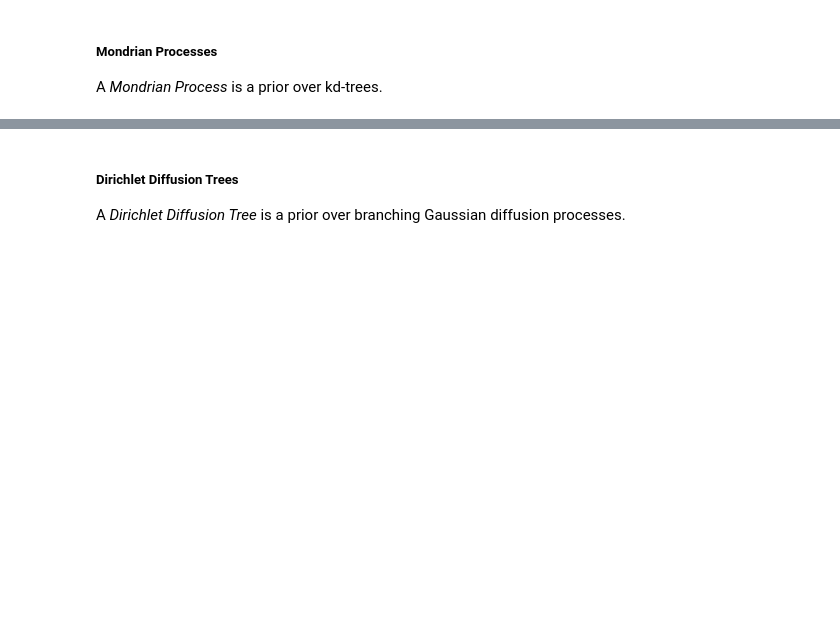
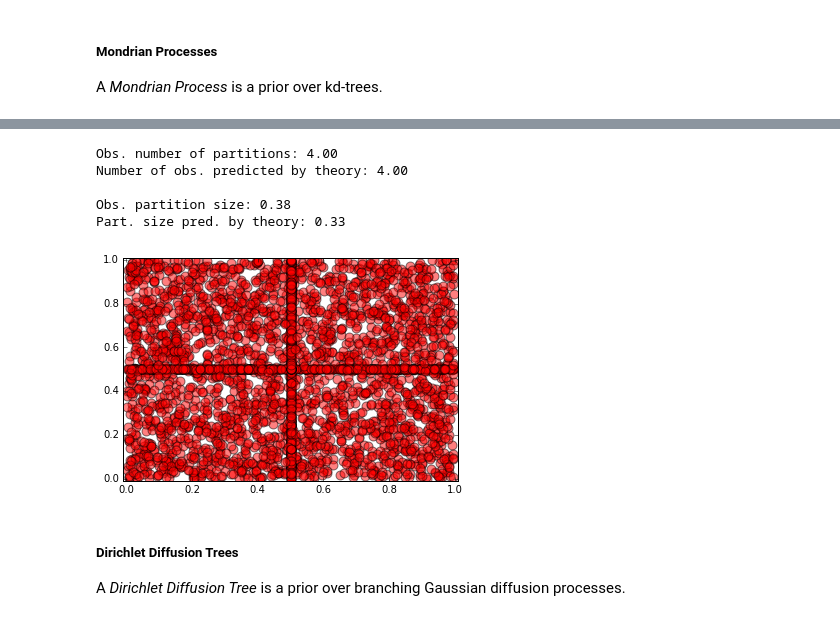
Before and after one commit to enalisnick/blog_sandbox, a Jupyter notebook: Tree-Based_Priors.ipynb, the cells around one changed output, grey strips where cells are left out. Drawn from its saved outputs; the diff is of its cells as text; code cells hidden in the pictures; blank space fills up the shorter version.

```diff
--- a/Tree-Based_Priors.ipynb
+++ b/Tree-Based_Priors.ipynb
@@ -63,3 +63,59 @@ plt.show()
+# %%
+def get_medians(p):
+    if not p[1] and not p[2]:
+        median = [(p[0][0,0]+p[0][0,1])/2., (p[0][1,0]+p[0][1,1])/2.]
+        return [median]
+    else:
+        return get_sample_desc(p[1]) + get_sample_desc(p[2])
+
+def get_partition_sizes(p):
+    if not p[1] and not p[2]:
+        return [(p[0][0,1]-p[0][0,0])*(p[0][1,1]-p[0][1,0])]
+    else:
+        return get_partition_sizes(p[1]) + get_partition_sizes(p[2])
+
+
+N = 1000
+lambda_0 = 1.
+
+n_partitions = 0.
+medians = []
+avg_partition_size = 0.
+for n in xrange(N):
+    parts = draw_Mondrian(Z, lambda_0)
+    m = get_medians(parts)
+    s = get_partition_sizes(parts)
+    n_partitions += len(m)
+    medians += m
+    avg_partition_size += np.mean(s)
+medians = np.array(medians)
+
+mc_expected_n_parts = n_partitions / N
+theory_n_parts = (1+lambda_0)**Z.shape[0]
+print "Obs. number of partitions: %.2f" %(mc_expected_n_parts)
+print "Number of obs. predicted by theory: %.2f" %(theory_n_parts)
+print
+
+mc_part_size = avg_partition_size / N
+theory_part_size = ((Z[0,1]-Z[0,0])*(Z[1,1]-Z[1,0]))/(theory_n_parts-1)
+print "Obs. partition size: %.2f" %(mc_part_size)
+print "Part. size pred. by theory: %.2f" %(theory_part_size)
+print
+
+plt.figure()
+
+plt.scatter(medians[:,0], medians[:,1], c='r', edgecolors='k', s=80, alpha=.5)
+
+plt.xlim(-0.01,1.01)
+plt.ylim(-0.01,1.01)
+plt.show()
+# %% [output]
+Obs. number of partitions: 4.00
+Number of obs. predicted by theory: 4.00
+
+Obs. partition size: 0.38
+Part. size pred. by theory: 0.33
+[figure, added]
 # %% [markdown]
 ##### Dirichlet Diffusion Trees
 
```
Also changed, not shown: parts of 3 cells of this notebook.
